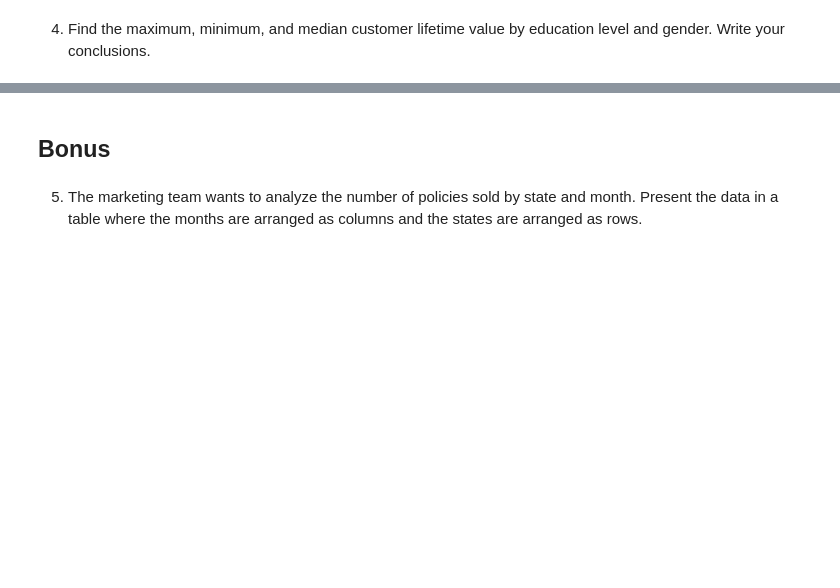
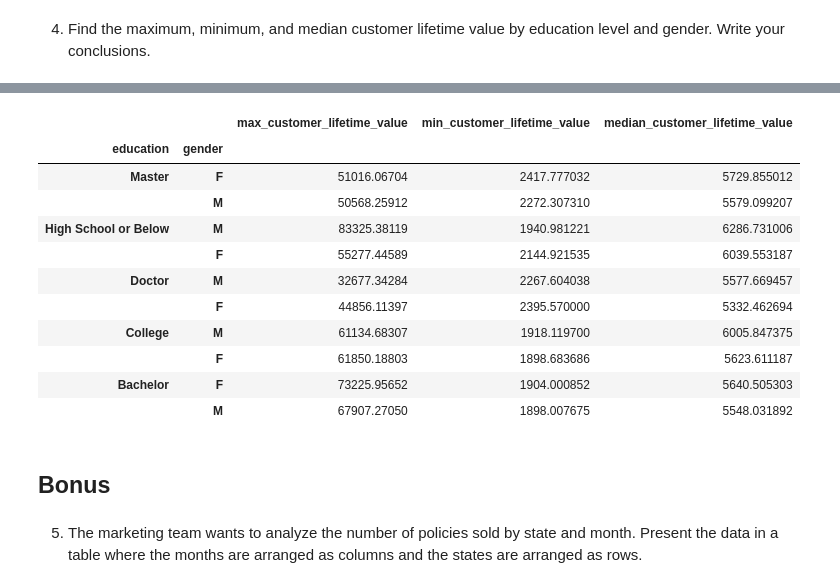
Before and after one commit to PatrickSchuetten/lab-dw-data-aggregation-and-filtering, a Jupyter notebook: lab-dw-aggregating.ipynb, the cells around one changed output, grey strips where cells are left out. Cells and saved outputs as stored; diff of their text form; code cells hidden in the pictures; blank space fills up the shorter version.

```diff
--- a/lab-dw-aggregating.ipynb
+++ b/lab-dw-aggregating.ipynb
@@ -141,3 +220,20 @@ pd.pivot_table(data, index=['policy_type','gender'], values=['total_claim_amount
+# %%
+#For every Education Level we see CLV's sorted by the median CSV in descending Order.
+data_education_gender.columns = ['max_customer_lifetime_value','min_customer_lifetime_value','median_customer_lifetime_value']
+data_education_gender.sort_values(['education','median_customer_lifetime_value'], ascending= False)
+# %% [output]
+|  |  | max_customer_lifetime_value | min_customer_lifetime_value | median_customer_lifetime_value |
+| education | gender |  |  |  |
+| Master | F | 51016.06704 | 2417.777032 | 5729.855012 |
+|  | M | 50568.25912 | 2272.307310 | 5579.099207 |
+| High School or Below | M | 83325.38119 | 1940.981221 | 6286.731006 |
+|  | F | 55277.44589 | 2144.921535 | 6039.553187 |
+| Doctor | M | 32677.34284 | 2267.604038 | 5577.669457 |
+|  | F | 44856.11397 | 2395.570000 | 5332.462694 |
+| College | M | 61134.68307 | 1918.119700 | 6005.847375 |
+|  | F | 61850.18803 | 1898.683686 | 5623.611187 |
+| Bachelor | F | 73225.95652 | 1904.000852 | 5640.505303 |
+|  | M | 67907.27050 | 1898.007675 | 5548.031892 |
 # %% [markdown]
 ## Bonus
 # %% [markdown]
```
Also changed, not shown: parts of 31 cells of this notebook, 1 other file.
